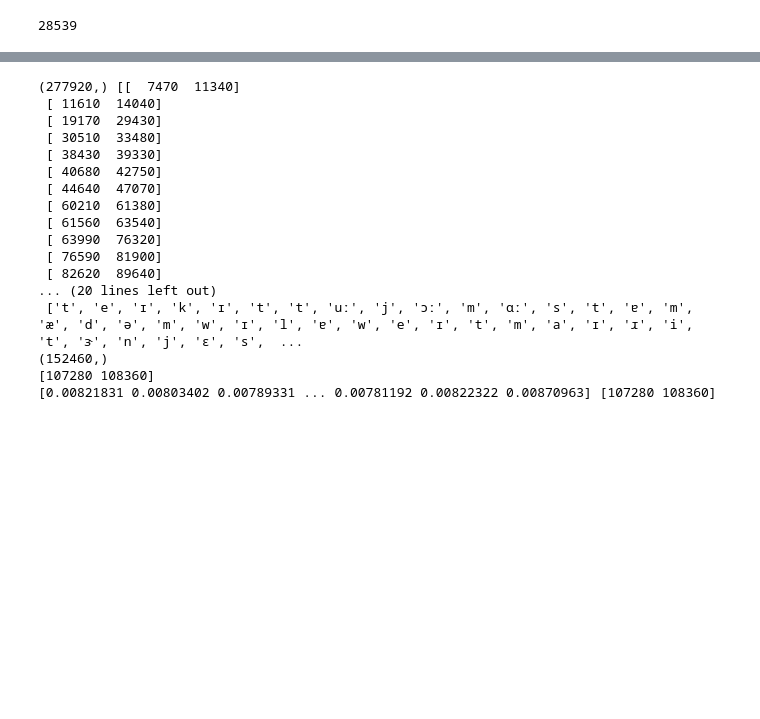
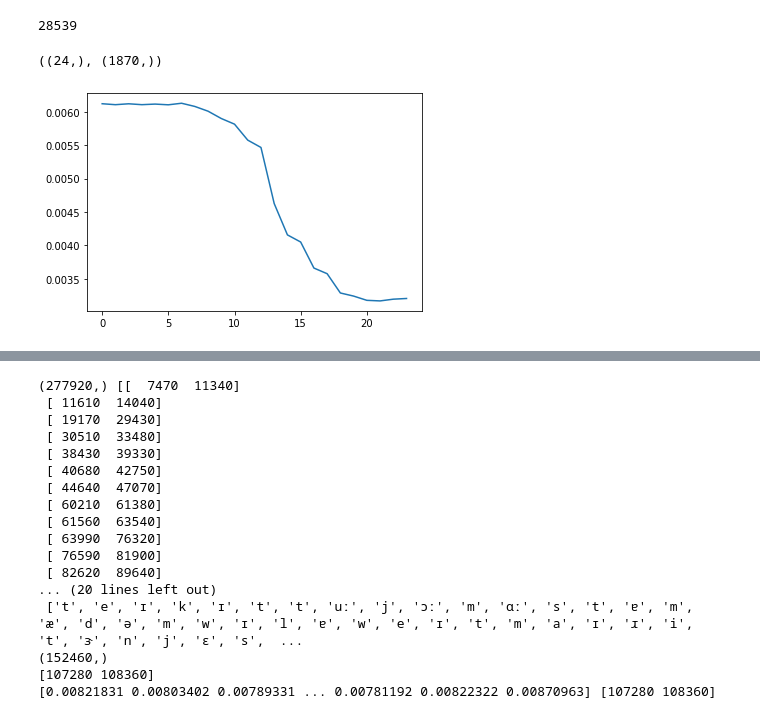
Before and after one commit to Majkil/Artefact, a Jupyter notebook: Model Training.ipynb, the cells around one changed output, grey strips where cells are left out. Saved outputs shown, nothing was run; the diff lists cells and outputs as text; code cells hidden in the pictures; blank space fills up the shorter version.

```diff
--- a/Model Training.ipynb
+++ b/Model Training.ipynb
@@ -55,3 +55,19 @@ with open("known_clips.npy", 'rb') as f:
     #testRetreive = np.load("clipsdump.npy")
 with open("exact.npy", 'rb') as f:
     exact= np.load(f,allow_pickle=True)
+with open("fb_raw_audio.npy", 'rb') as f:
+    fb_raw_audio= np.load(f,allow_pickle=True)
+with open("fb_raw_audio_labels.npy", 'rb') as f:
+    fb_raw_audio_labels= np.load(f,allow_pickle=True)
+# %%
+premped = librosa.effects.preemphasis(fb_raw_audio[c])
+#librosa.display.specshow(librosa.feature.mfcc(premped, n_mfcc=20))
+premph_amp = librosa.amplitude_to_db(np.abs(librosa.stft(premped)), ref=np.max, top_db=None)
+#librosa.display.specshow(premph_amp, y_axis='log', x_axis='time')
+emph_energy = librosa.feature.rms(premped, hop_length=hop_length)[0]
+signal.argrelextrema(emph_energy, np.less)
+plt.plot(emph_energy)
+emph_energy.shape , premped.shape
+# %% [output]
+((24,), (1870,))
+[figure, added]
```
Also changed, not shown: parts of 2 cells of this notebook, 5 other files.
